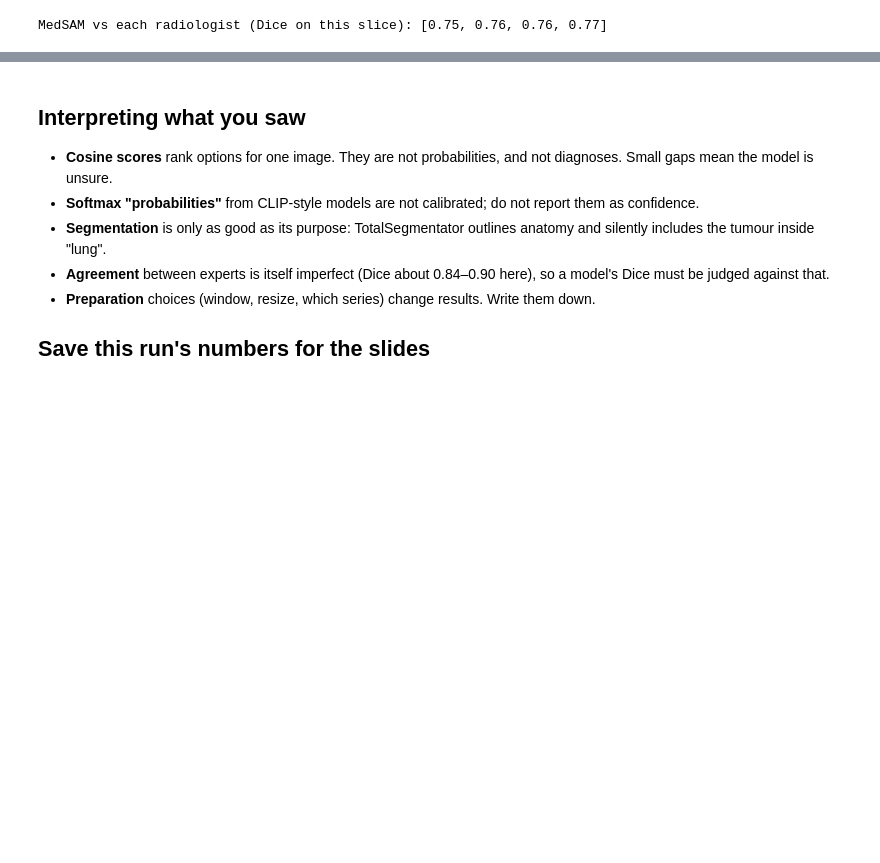
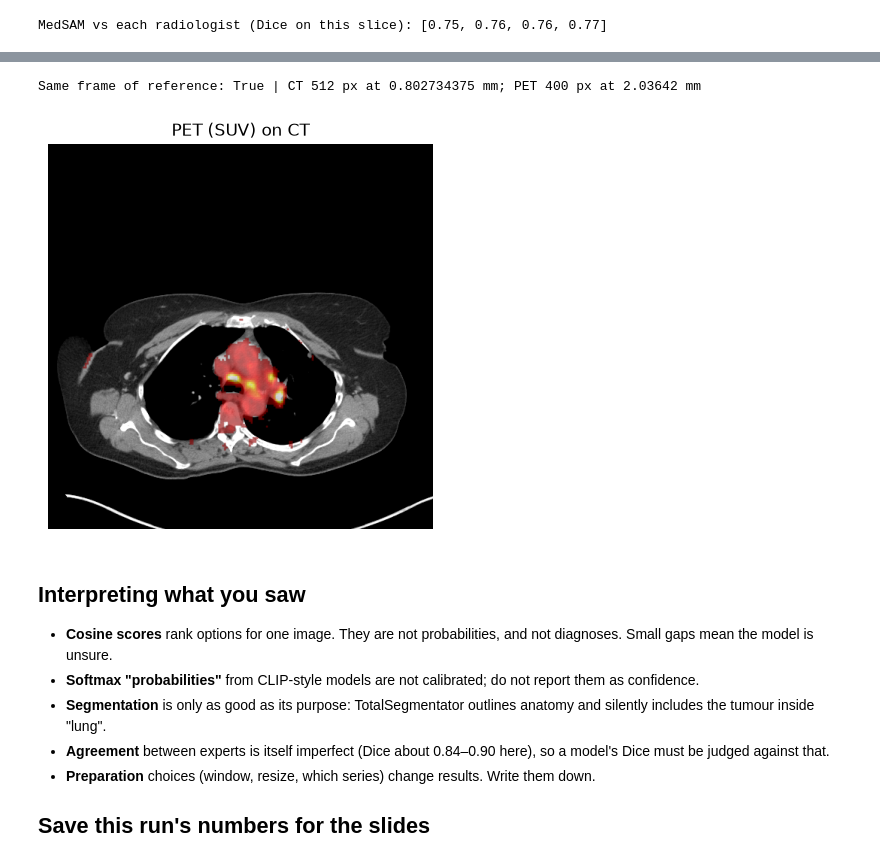
Before and after one commit to TechieTripathi/multimodal-medical-imaging, a Jupyter notebook: notebook/multimodal-medical-imaging.ipynb, the cells around one changed output, grey strips where cells are left out. Drawn from its saved outputs; the diff is of its cells as text; code cells hidden in the pictures; blank space fills up the shorter version.

```diff
--- a/notebook/multimodal-medical-imaging.ipynb
+++ b/notebook/multimodal-medical-imaging.ipynb
@@ -292,3 +344,19 @@ MedSAM vs each radiologist (Dice on this slice): [0.75, 0.76, 0.76, 0.77]
+# %%
+# D4. PET/CT fusion: the PET and CT files share a frame of reference, so their positions line up
+ct2 = pydicom.dcmread('../public/dicom/ct-fdg-lung.dcm')
+hu2 = ct2.pixel_array * float(ct2.RescaleSlope) + float(ct2.RescaleIntercept)
+print('Same frame of reference:', pet.FrameOfReferenceUID == ct2.FrameOfReferenceUID,
+      '| CT', ct2.Rows, 'px at', float(ct2.PixelSpacing[0]), 'mm; PET', pet.Rows, 'px at', float(pet.PixelSpacing[0]), 'mm')
+# Place both in millimetres and draw PET on top of CT
+ext = lambda d: [float(d.ImagePositionPatient[0]), float(d.ImagePositionPatient[0]) + d.Columns * float(d.PixelSpacing[1]),
+                 float(d.ImagePositionPatient[1]) + d.Rows * float(d.PixelSpacing[0]), float(d.ImagePositionPatient[1])]
+plt.figure(figsize=(5, 5))
+plt.imshow(window(hu2, 40, 400), cmap='gray', extent=ext(ct2))
+plt.imshow(np.ma.masked_less(suv, 1.5), cmap='hot', vmin=0, vmax=8, alpha=0.6, extent=ext(pet))
+plt.xlim(ext(ct2)[:2]); plt.ylim(ext(ct2)[2:]); plt.axis('off'); plt.title('PET (SUV) on CT'); plt.show()
+# %% [output]
+Same frame of reference: True | CT 512 px at 0.802734375 mm; PET 400 px at 2.03642 mm
+[figure, added]
 # %% [markdown]
 ## Interpreting what you saw
 
```
Also changed, not shown: parts of 6 cells of this notebook, 49 other files.
